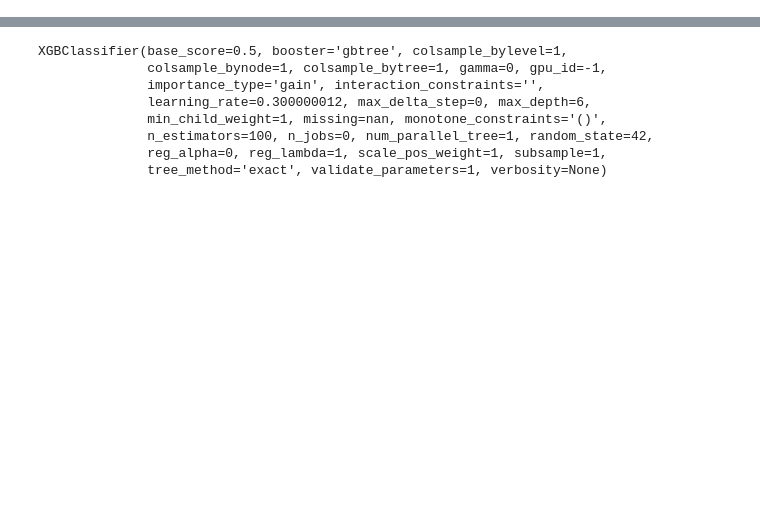
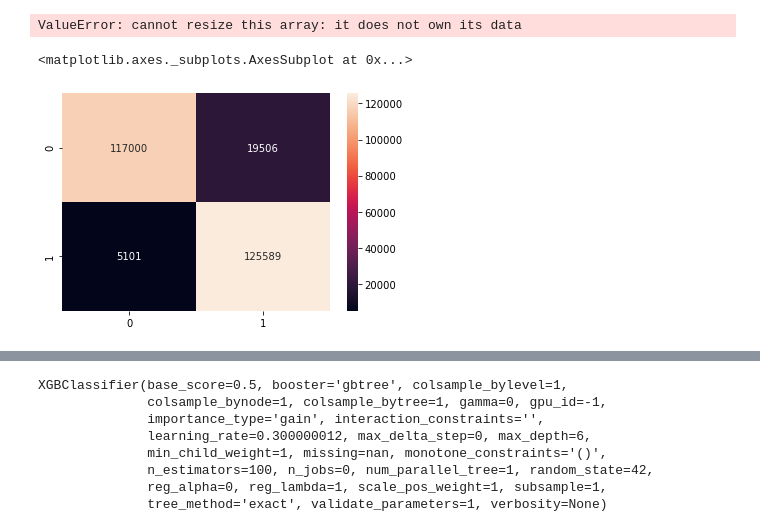
Before and after one commit to denisdunn/curex_group, a Jupyter notebook: miss_fill_models.ipynb, the cells around one changed output, grey strips where cells are left out. Cells and saved outputs as stored; diff of their text form; code cells hidden in the pictures; blank space fills up the shorter version.

Commit message:
interpreter_test

```diff
--- a/miss_fill_models.ipynb
+++ b/miss_fill_models.ipynb
@@ -157,0 +352,2 @@ X_train, X_test, y_train, y_test = train_test_split(X,y)
+# %%
+X_test = scaler.transform(X_test)
@@ -169,2 +382,2 @@ from sklearn import metrics
 # %%
-y_pred = clf.predict(X_test)
+y_pred = clf.predict(X_test[:2])
@@ -174,0 +448,11 @@ metrics.accuracy_score(y_test,y_pred)
+# %%
+sns.swarmplot(x = X.columns, y =  X.values.resize(1,1))
+# %% [output]
+ValueError: cannot resize this array: it does not own its data
+# %%
+from sklearn.metrics import confusion_matrix
+cm = confusion_matrix(y_test,y_pred)
+sns.heatmap(cm,annot = True,fmt='d')
+# %% [output]
+<matplotlib.axes._subplots.AxesSubplot at 0x...>
+[figure, added]
```
Also changed, not shown: parts of 212 cells of this notebook, 3 other files.
